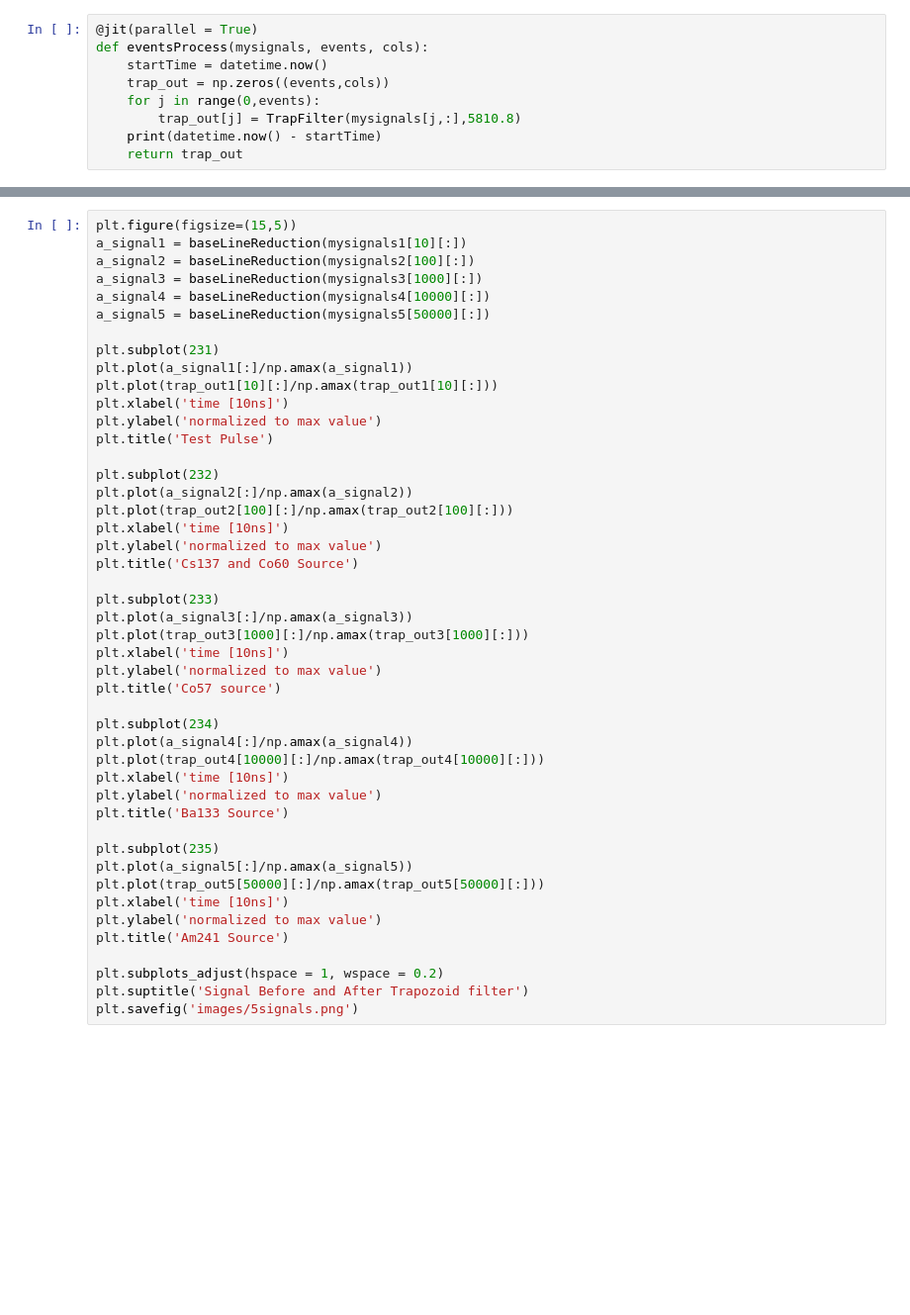
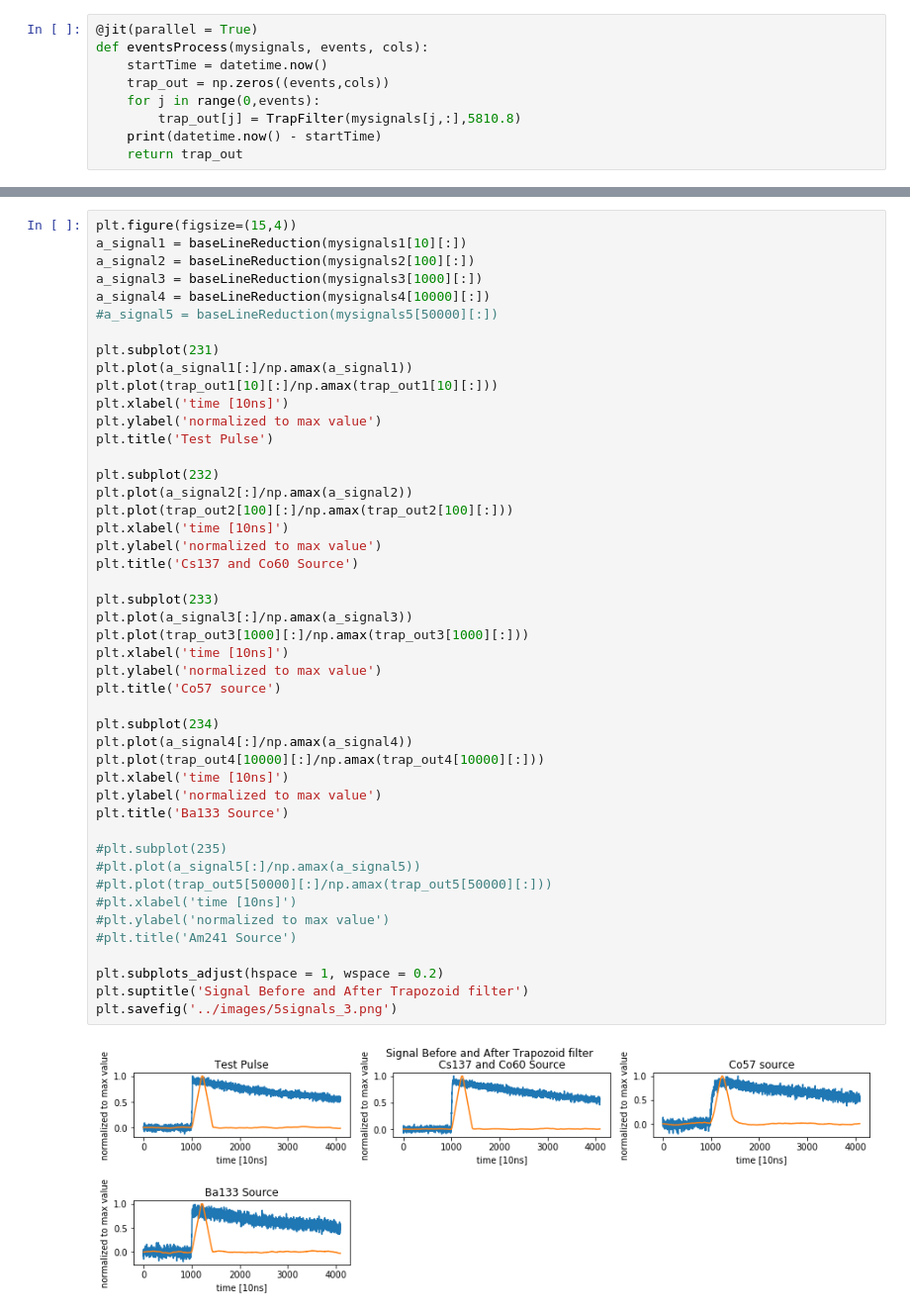
Before and after one commit to NE204-Fall2018/christopher-brand-lab1, a Jupyter notebook: code/ProduceGraphs.ipynb, the cells around one changed output, grey strips where cells are left out. Shown at 99% size. Saved outputs shown, nothing was run; the diff lists cells and outputs as text; blank space fills up the shorter version.

```diff
--- a/code/ProduceGraphs.ipynb
+++ b/code/ProduceGraphs.ipynb
@@ -166,49 +173,51 @@ trap_out5 = eventsProcess(mysignals5, events, cols)
 # %%
-plt.figure(figsize=(15,5))
+plt.figure(figsize=(15,4))
 a_signal1 = baseLineReduction(mysignals1[10][:])
 a_signal2 = baseLineReduction(mysignals2[100][:])
 a_signal3 = baseLineReduction(mysignals3[1000][:])
 a_signal4 = baseLineReduction(mysignals4[10000][:])
-a_signal5 = baseLineReduction(mysignals5[50000][:])
+#a_signal5 = baseLineReduction(mysignals5[50000][:])
 
 plt.subplot(231)
 plt.plot(a_signal1[:]/np.amax(a_signal1))
 plt.plot(trap_out1[10][:]/np.amax(trap_out1[10][:]))
 plt.xlabel('time [10ns]')
 plt.ylabel('normalized to max value')
 plt.title('Test Pulse')
 
 plt.subplot(232)
 plt.plot(a_signal2[:]/np.amax(a_signal2))
 plt.plot(trap_out2[100][:]/np.amax(trap_out2[100][:]))
 plt.xlabel('time [10ns]')
 plt.ylabel('normalized to max value')
 plt.title('Cs137 and Co60 Source')
 
 plt.subplot(233)
 plt.plot(a_signal3[:]/np.amax(a_signal3))
 plt.plot(trap_out3[1000][:]/np.amax(trap_out3[1000][:]))
 plt.xlabel('time [10ns]')
 plt.ylabel('normalized to max value')
 plt.title('Co57 source')
 
 plt.subplot(234)
 plt.plot(a_signal4[:]/np.amax(a_signal4))
 plt.plot(trap_out4[10000][:]/np.amax(trap_out4[10000][:]))
 plt.xlabel('time [10ns]')
 plt.ylabel('normalized to max value')
 plt.title('Ba133 Source')
 
-plt.subplot(235)
-plt.plot(a_signal5[:]/np.amax(a_signal5))
-plt.plot(trap_out5[50000][:]/np.amax(trap_out5[50000][:]))
-plt.xlabel('time [10ns]')
-plt.ylabel('normalized to max value')
-plt.title('Am241 Source')
+#plt.subplot(235)
+#plt.plot(a_signal5[:]/np.amax(a_signal5))
+#plt.plot(trap_out5[50000][:]/np.amax(trap_out5[50000][:]))
+#plt.xlabel('time [10ns]')
+#plt.ylabel('normalized to max value')
+#plt.title('Am241 Source')
 
 plt.subplots_adjust(hspace = 1, wspace = 0.2)
 plt.suptitle('Signal Before and After Trapozoid filter')
-plt.savefig('images/5signals.png')
+plt.savefig('../images/5signals_3.png')
+# %% [output]
+[figure, added]
 # %%
 counts1 = []
 for j in range(0,len(trap_out1)):
```
Also changed, not shown: parts of 14 cells of this notebook, 10 other files.
